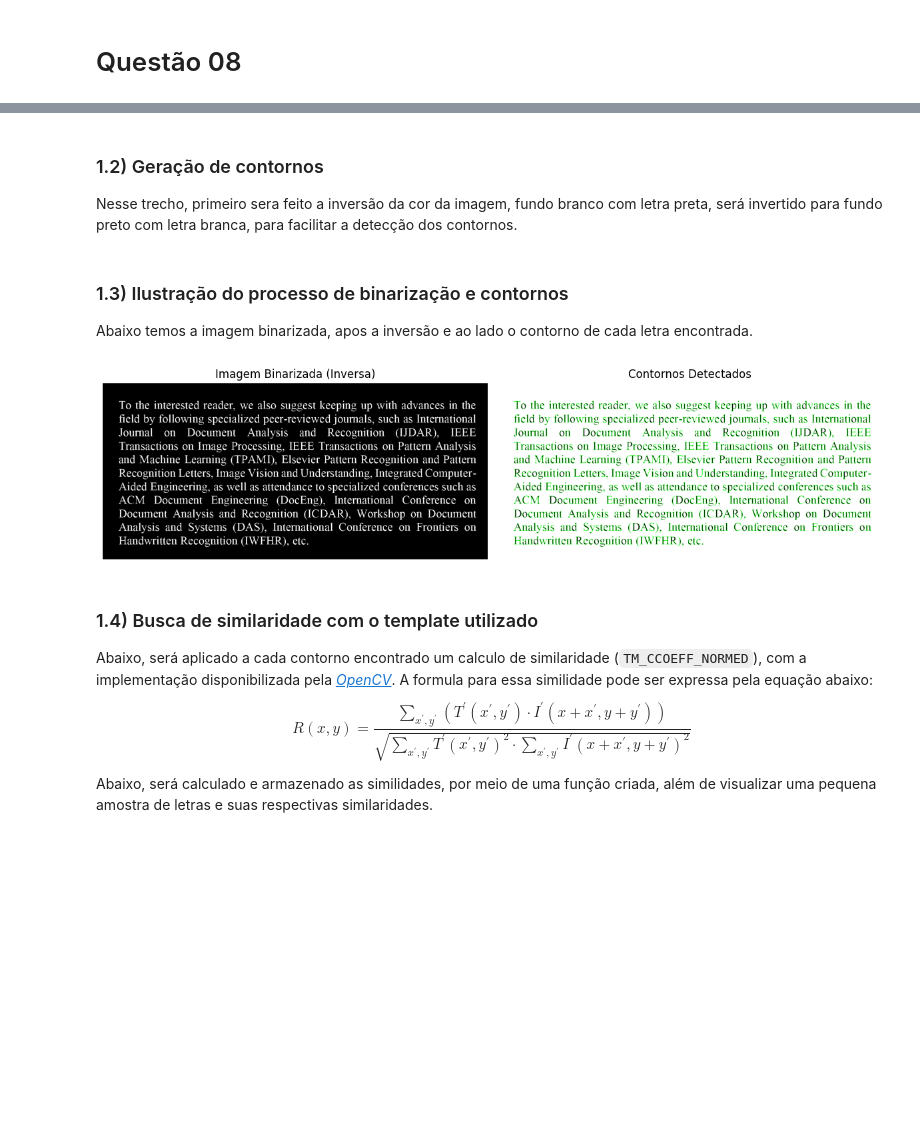
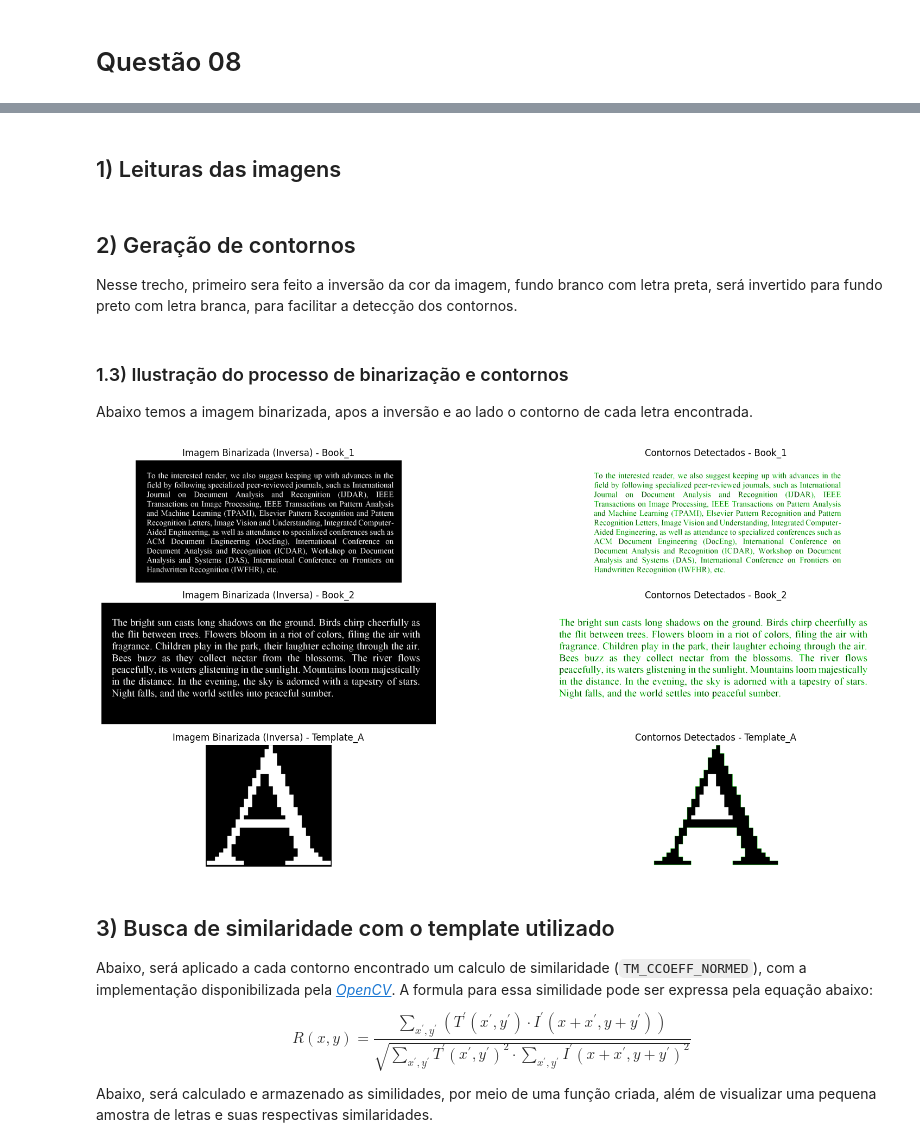
Before and after one commit to Manuelfjr/pdi, a Jupyter notebook: notebooks/02_02_atv02_code_q08_sol2.ipynb, the cells around one changed output, grey strips where cells are left out. Cells and saved outputs as stored; diff of their text form; code cells hidden in the pictures; blank space fills up the shorter version.

Commit message:
update: add images

```diff
--- a/notebooks/02_02_atv02_code_q08_sol2.ipynb
+++ b/notebooks/02_02_atv02_code_q08_sol2.ipynb
@@ -93,0 +71,2 @@ contents = {
+# %% [markdown]
+## 1) Leituras das imagens
@@ -94,38 +100,48 @@ contents = {
 # %% [markdown]
-### 1.2) Geração de contornos
+## 2) Geração de contornos
 
 Nesse trecho, primeiro sera feito a inversão da cor da imagem, fundo branco com letra preta, será invertido para fundo preto com letra branca, para facilitar a detecção dos contornos.
 # %%
 # Pega os contornos e a imagem binarizada
-contornos, img_bin = find_contorno(image_book)
+imgs_processed = {}
+for name, img in imgs.items():  # fazendo para todas as imagens
+    imgs_processed[name] = {}
+    imgs_processed[name]["contornos"], imgs_processed[name]["img_bin"] = find_contorno(img)
 
-# Faz uma cópia colorida da imagem original (para desenhar colorido)
-imagem_com_contornos = cv2.cvtColor(image_book, cv2.COLOR_GRAY2BGR)
+    # Faz uma cópia colorida da imagem original (para desenhar colorido)
+    imgs_processed[name]["img_com_contornos"] = cv2.cvtColor(img, cv2.COLOR_GRAY2BGR)
 
-# Desenha os contornos
-_ = cv2.drawContours(imagem_com_contornos, contornos, -1, (0, 255, 0), 1)
+    # Desenha os contornos
+    _ = cv2.drawContours(
+        imgs_processed[name]["img_com_contornos"],
+        imgs_processed[name]["contornos"],
+        -1,
+        (0, 255, 0),
+        1
+    )
 # %% [markdown]
 ### 1.3) Ilustração do processo de binarização e contornos
 
 Abaixo temos a imagem binarizada, apos a inversão e ao lado o contorno de cada letra encontrada.
 # %%
 # Mostra imagem binarizada e com contornos lado a lado
-fig1, ax1 = plt.subplots(1, 2, figsize=(12, 5))
-ax1[0].set_title("Imagem Binarizada (Inversa)")
-ax1[0].imshow(img_bin, cmap='gray')
-ax1[0].axis('off')
+fig1, ax1 = plt.subplots(len(imgs_processed), 2, figsize=(18, 8))
+for idx, name in enumerate(imgs_processed.keys()):
+    ax1[idx, 0].imshow(imgs_processed[name]["img_bin"], cmap='gray')
+    ax1[idx, 0].set_title("Imagem Binarizada (Inversa) - {}".format(name))
+    ax1[idx, 0].axis('off')
 
-ax1[1].set_title("Contornos Detectados")
-ax1[1].imshow(imagem_com_contornos, cmap='gray')
-ax1[1].axis('off')
+    ax1[idx, 1].imshow(imgs_processed[name]["img_com_contornos"], cmap='gray')
+    ax1[idx, 1].set_title("Contornos Detectados - {}".format(name))
+    ax1[idx, 1].axis('off')
 
 fig1.tight_layout()
 fig1.savefig(path_assets / "atv02-q08-i01_k03.png", dpi=400, bbox_inches='tight')
 plt.show()
 # %% [output]
-[figure, old version]
+[figure, new version]
 # %% [markdown]
-### 1.4) Busca de similaridade com o template utilizado
+## 3) Busca de similaridade com o template utilizado
 
 Abaixo, será aplicado a cada contorno encontrado um calculo de similaridade (`TM_CCOEFF_NORMED`), com a implementação disponibilizada pela [*OpenCV*](https://docs.opencv.org/4.x/df/dfb/group__imgproc__object.html). A formula para essa similidade pode ser expressa pela equação abaixo:
 
```
Also changed, not shown: parts of 24 cells of this notebook, 11 other files.
